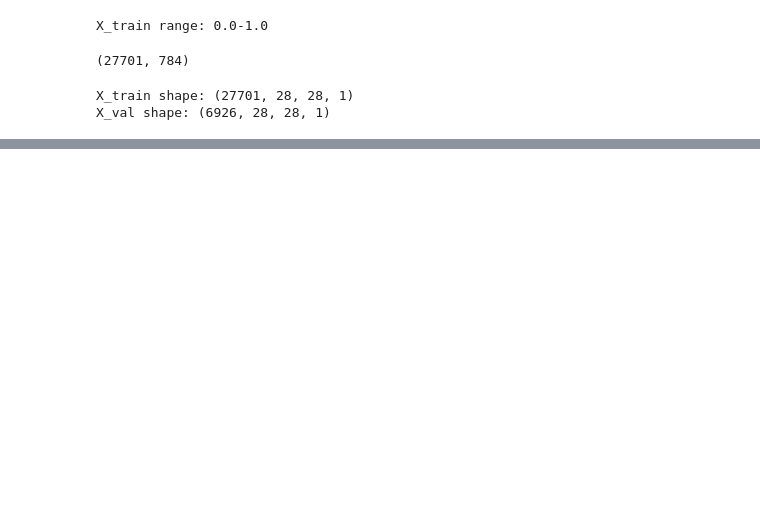
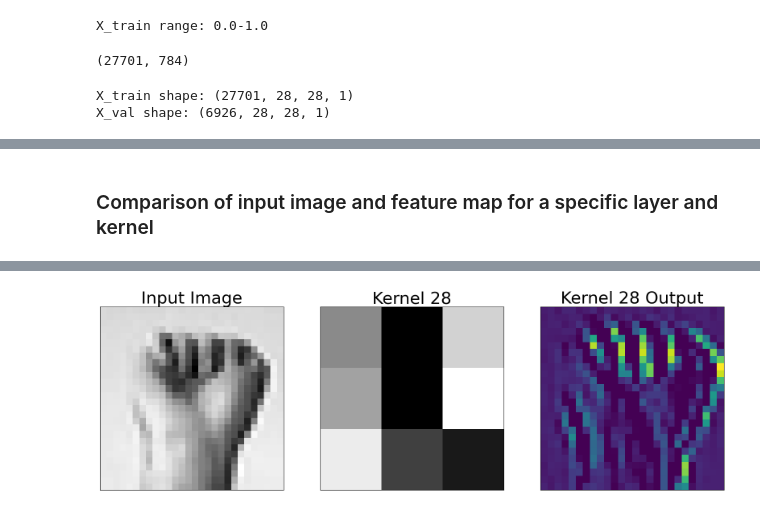
Before and after one commit to simrenbasra/Sign_Lingual, a Jupyter notebook: notebooks/03_cnn/01-CNN.ipynb, the cells around one changed output, grey strips where cells are left out. Cells and saved outputs as stored; diff of their text form; code cells hidden in the pictures; blank space fills up the shorter version.

```diff
--- a/notebooks/03_cnn/01-CNN.ipynb
+++ b/notebooks/03_cnn/01-CNN.ipynb
@@ -91,16 +121,16 @@ def get_letter_img (letter):
   letter_image = X[y==letter_idx][0].reshape(28, 28)
   return letter_image
 # %%
-def kernel_with_output(model,test_image, layer_name, filter=1):
+def kernel_with_output(model,input_image, layer_name, kernel=1):
   '''
     Overview:
     Visualizes the output of the specified layer and filter.
 
     Arguments:
         - model: A trained Keras model.
-        - test_image: The input image to pass through the model.
+        - input_image: The input image to pass through the model.
         - layer_name: The name of the layer to be visualized.
-        - filter: Filter to view.
+        - kernel: Kernel to view.
 
     Output:
         - Outputs three figures:
@@ -108,32 +138,32 @@ def kernel_with_output(model,test_image, layer_name, filter=1):
             - Kernel/Filter (weights)
             - Output of filter after convolving the input image
   '''
-  filter_pos = filter - 1
+  kernel_pos = kernel - 1
 
   weights, bias = model.get_layer(layer_name).get_weights()
 
   fig,axes = plt.subplots(1,3,figsize=(20, 10))
 
-  axes[0].imshow(test_image,cmap='gray')
+  axes[0].imshow(input_image,cmap='gray')
   axes[0].set_title(f'Input Image', fontsize = '30')
   axes[0].set_xticks([])
   axes[0].set_yticks([])
 
   # gray_r => now dark regions show "patterns" for each filter
-  axes[1].imshow(weights[:,:,0,filter_pos], cmap='gray_r')
-  axes[1].set_title(f'Filter {filter}', fontsize = '30')
+  axes[1].imshow(weights[:,:,0,kernel_pos], cmap='gray_r')
+  axes[1].set_title(f'Kernel {kernel}', fontsize = '30')
   axes[1].set_xticks([])
   axes[1].set_yticks([])
 
-  test_input = test_image.reshape(1, 28, 28, 1)
+  test_input = input_image.reshape(1, 28, 28, 1)
 
   # Redefine the model so the output is the after the provided layer
   output_conv = model.get_layer(layer_name).output
   conv_model = keras.Model(inputs= model.input, outputs = output_conv)
   pred = conv_model.predict(test_input)
 
-  axes[2].imshow(pred[0,:,:,filter_pos], cmap='viridis')
-  axes[2].set_title(f'Filter {filter} Output', fontsize = '30')
+  axes[2].imshow(pred[0,:,:,kernel_pos], cmap='viridis')
+  axes[2].set_title(f'Kernel {kernel} Output', fontsize = '30')
   axes[2].set_xticks([])
   axes[2].set_yticks([])
 
@@ -365,0 +482,5 @@ Filters in the second layer are looking for more complex patterns in comparison
+# %% [markdown]
+### Comparison of input image and feature map for a specific layer and kernel
+# %%
+kernel_with_output(model = CNN_model,input_image = get_letter_img('a'), layer_name = 'conv_layer_1', kernel=28)
+# %% [output]
@@ -365,0 +488 @@ Filters in the second layer are looking for more complex patterns in comparison
+[figure, added]
```
Also changed, not shown: parts of 110 cells of this notebook.
